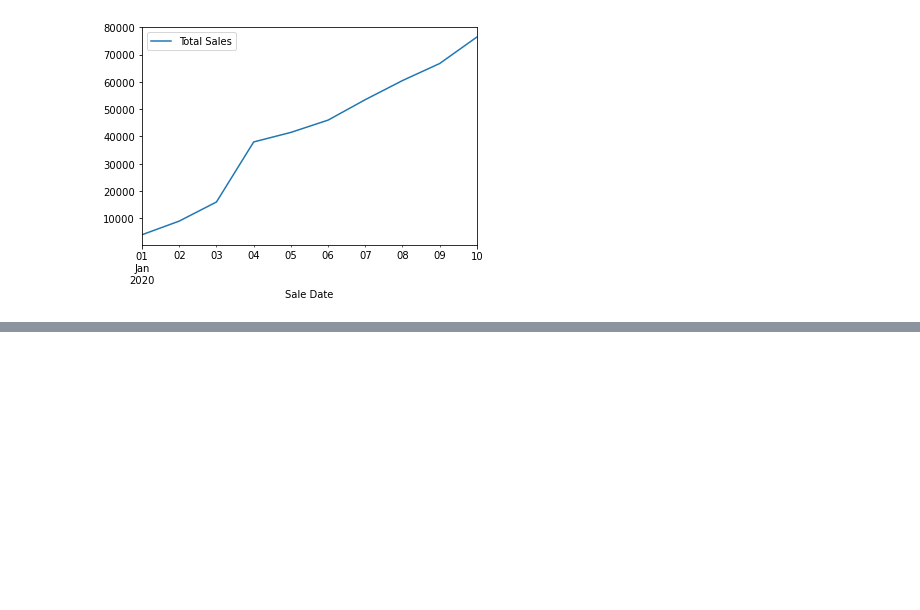
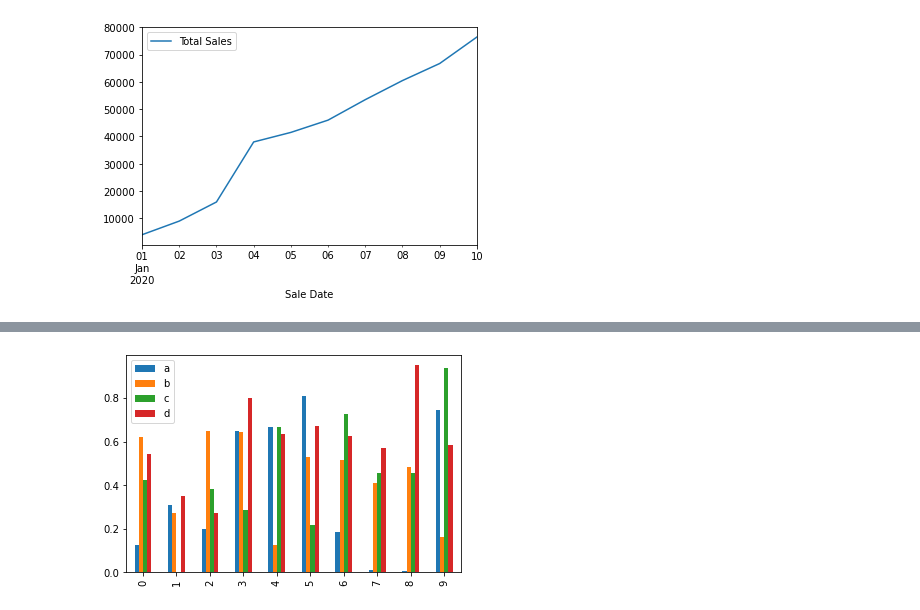
Before and after one commit to theSohanur/pandas-essential, a Jupyter notebook: Matplotlib.ipynb, the cells around one changed output, grey strips where cells are left out. Cells and saved outputs as stored; diff of their text form; code cells hidden in the pictures; blank space fills up the shorter version.

```diff
--- a/Matplotlib.ipynb
+++ b/Matplotlib.ipynb
@@ -307,0 +331,4 @@ car_sales.plot(x="Odometer (KM)",y = "Price",kind = "scatter")
+# %%
+df.plot(kind = 'bar');
+# %% [output]
+[figure, added]
```
Also changed, not shown: parts of 22 cells of this notebook, 1 other file.
